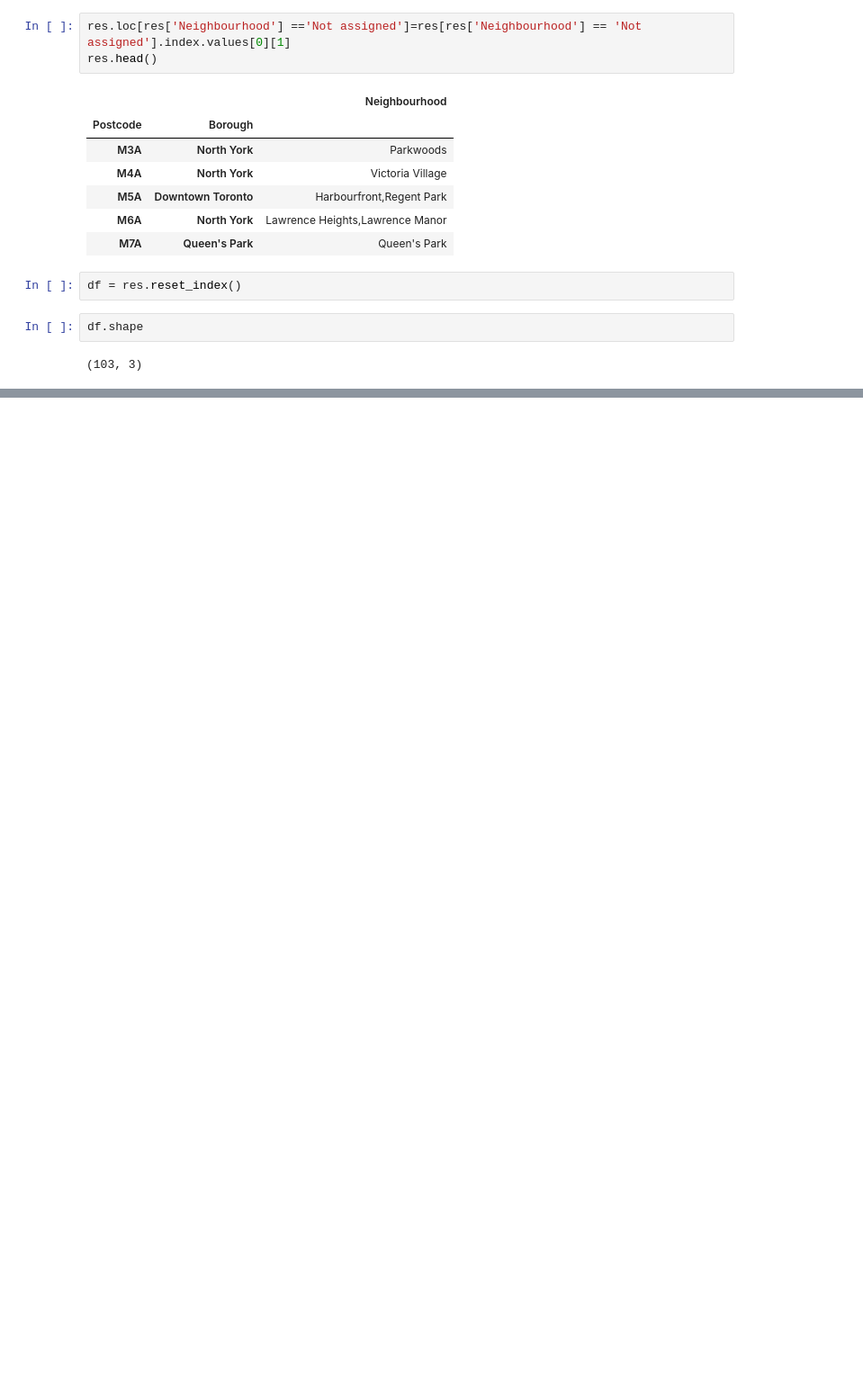
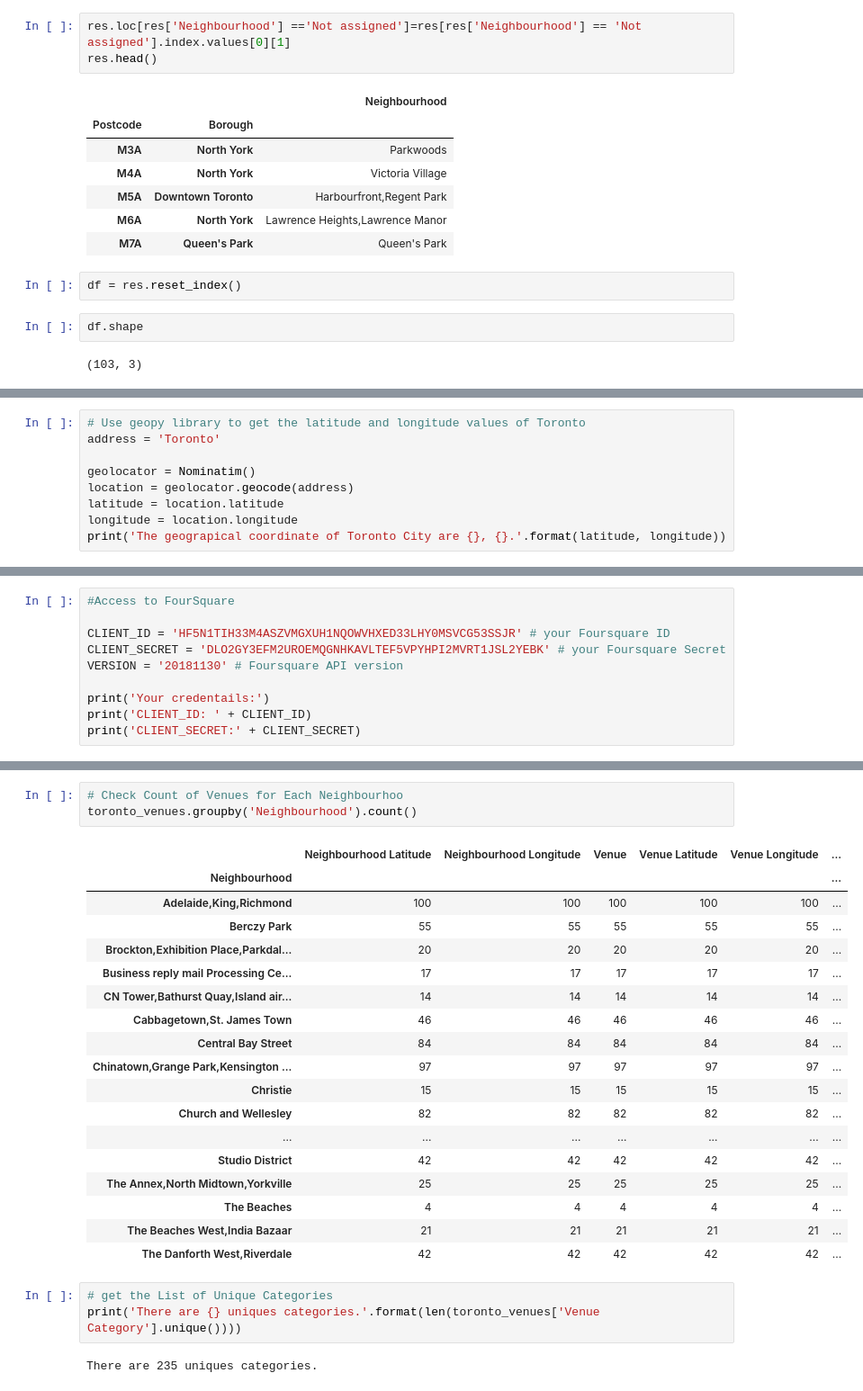
Before and after one commit to vivekr300/Coursera_Capstone, a Jupyter notebook: Toronto Segmentation & Clustering.ipynb, the cells around one changed output, grey strips where cells are left out. Shown at 90% size. Cells and saved outputs as stored; diff of their text form; blank space fills up the shorter version.

```diff
--- a/Toronto Segmentation & Clustering.ipynb
+++ b/Toronto Segmentation & Clustering.ipynb
@@ -130,0 +177,9 @@ df.shape
+# %%
+# Use geopy library to get the latitude and longitude values of Toronto
+address = 'Toronto'
+
+geolocator = Nominatim()
+location = geolocator.geocode(address)
+latitude = location.latitude
+longitude = location.longitude
+print('The geograpical coordinate of Toronto City are {}, {}.'.format(latitude, longitude))
@@ -130,0 +188,10 @@ df.shape
+# %%
+#Access to FourSquare
+
+CLIENT_ID = 'HF5N1TIH33M4ASZVMGXUH1NQOWVHXED33LHY0MSVCG53SSJR' # your Foursquare ID
+CLIENT_SECRET = 'DLO2GY3EFM2UROEMQGNHKAVLTEF5VPYHPI2MVRT1JSL2YEBK' # your Foursquare Secret
+VERSION = '20181130' # Foursquare API version
+
+print('Your credentails:')
+print('CLIENT_ID: ' + CLIENT_ID)
+print('CLIENT_SECRET:' + CLIENT_SECRET)
@@ -130,0 +297,27 @@ df.shape
+# %%
+# Check Count of Venues for Each Neighbourhoo
+toronto_venues.groupby('Neighbourhood').count()
+# %% [output]
+|  | Neighbourhood Latitude | Neighbourhood Longitude | Venue | Venue Latitude | Venue Longitude | ... |
+| Neighbourhood |  |  |  |  |  | ... |
+| Adelaide,King,Richmond | 100 | 100 | 100 | 100 | 100 | ... |
+| Berczy Park | 55 | 55 | 55 | 55 | 55 | ... |
+| Brockton,Exhibition Place,Parkdal... | 20 | 20 | 20 | 20 | 20 | ... |
+| Business reply mail Processing Ce... | 17 | 17 | 17 | 17 | 17 | ... |
+| CN Tower,Bathurst Quay,Island air... | 14 | 14 | 14 | 14 | 14 | ... |
+| Cabbagetown,St. James Town | 46 | 46 | 46 | 46 | 46 | ... |
+| Central Bay Street | 84 | 84 | 84 | 84 | 84 | ... |
+| Chinatown,Grange Park,Kensington ... | 97 | 97 | 97 | 97 | 97 | ... |
+| Christie | 15 | 15 | 15 | 15 | 15 | ... |
+| Church and Wellesley | 82 | 82 | 82 | 82 | 82 | ... |
+| ... | ... | ... | ... | ... | ... | ... |
+| Studio District | 42 | 42 | 42 | 42 | 42 | ... |
+| The Annex,North Midtown,Yorkville | 25 | 25 | 25 | 25 | 25 | ... |
+| The Beaches | 4 | 4 | 4 | 4 | 4 | ... |
+| The Beaches West,India Bazaar | 21 | 21 | 21 | 21 | 21 | ... |
+| The Danforth West,Riverdale | 42 | 42 | 42 | 42 | 42 | ... |
+# %%
+# get the List of Unique Categories
+print('There are {} uniques categories.'.format(len(toronto_venues['Venue Category'].unique())))
+# %% [output]
+There are 235 uniques categories.
```
Also changed, not shown: parts of 20 cells of this notebook.
